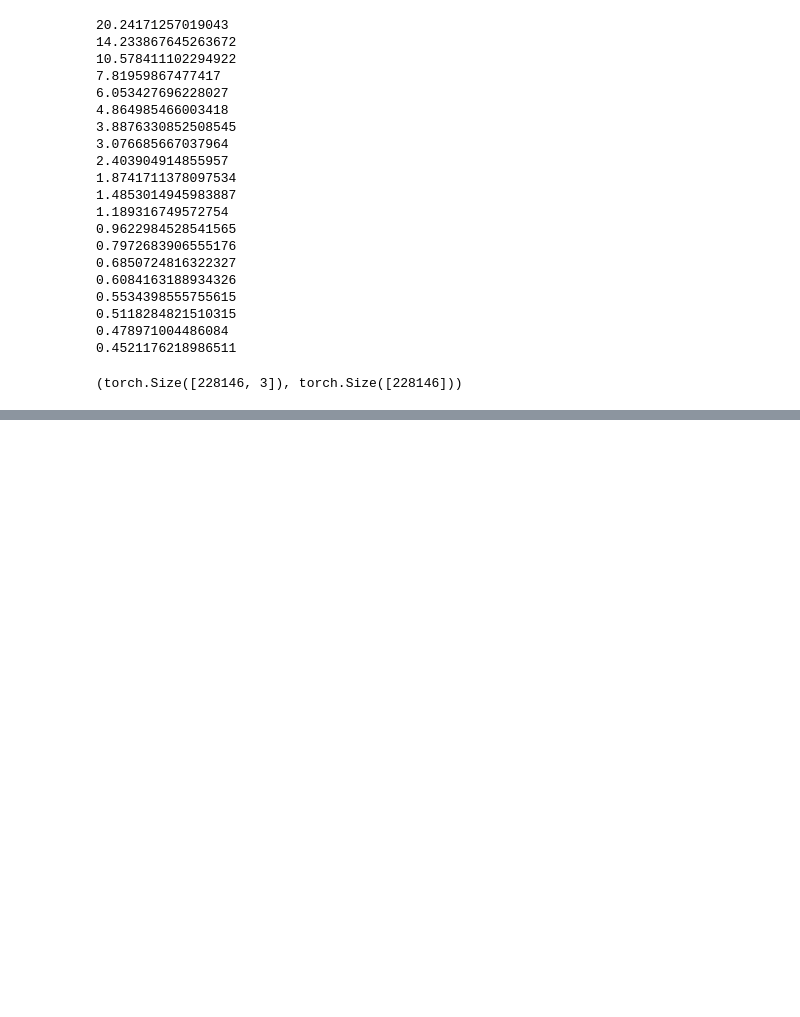
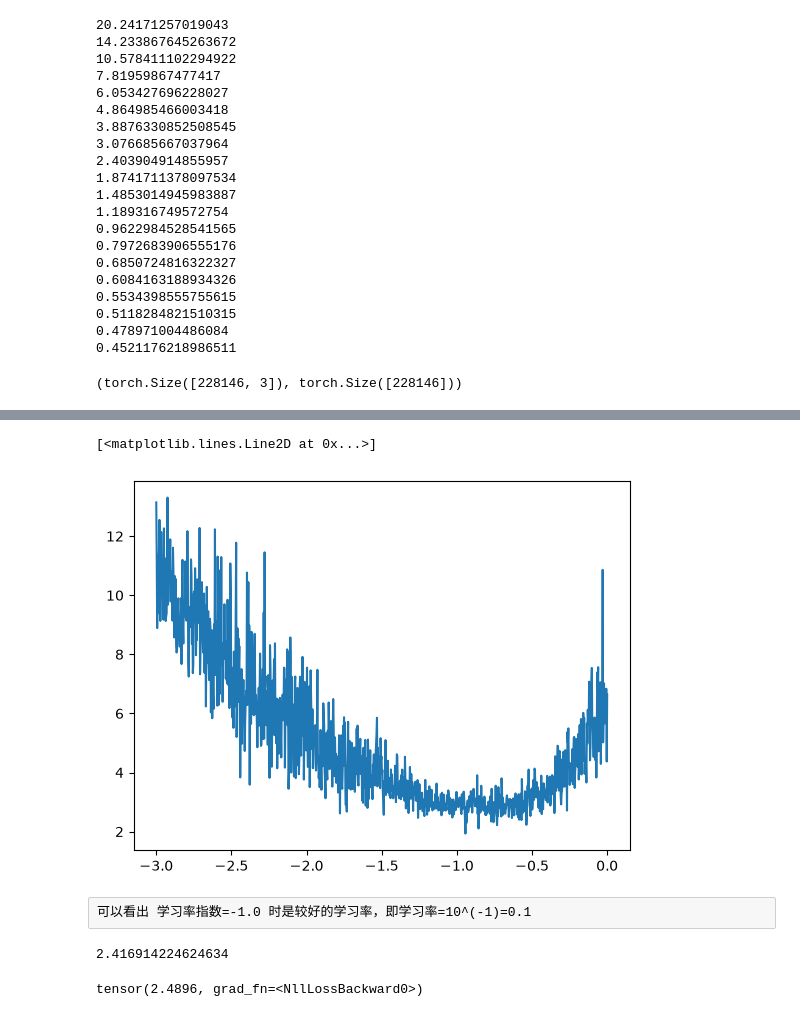
Before and after one commit to QY0831/cs-knowledge, a Jupyter notebook: ai/llm/karpthy-zero-hero/03.ipynb, the cells around one changed output, grey strips where cells are left out. Cells and saved outputs as stored; diff of their text form; code cells hidden in the pictures; blank space fills up the shorter version.

```diff
--- a/ai/llm/karpthy-zero-hero/03.ipynb
+++ b/ai/llm/karpthy-zero-hero/03.ipynb
@@ -417,0 +483,7 @@ for _ in range(20):
+# %%
+plt.plot(lrei, lossi)
+# %% [output]
+[<matplotlib.lines.Line2D at 0x...>]
+[figure, added]
+# %% [raw]
+可以看出 学习率指数=-1.0 时是较好的学习率，即学习率=10^(-1)=0.1
@@ -417,0 +502,30 @@ for _ in range(20):
+# %%
+# use lr = 0.1, and decay lr to 0.01 in later training
+for i in range(1000):
+
+    # minibatch - randomly select batch from X
+    ix = torch.randint(0, X.shape[0], (32,))
+
+    emb = C[X[ix]] # (32, 3, 2)
+    h = torch.tanh(emb.view(-1, 6) @ W1 + b1)
+    logits = h @ W2 + b2
+    loss = F.cross_entropy(logits, Y[ix])
+    # print(loss.item())
+    for p in parameters:
+        p.grad = None
+    loss.backward()
+
+    for p in parameters:
+        p.data += -0.01 * p.grad
+
+print(loss.item())
+# %% [output]
+2.416914224624634
+# %%
+emb = C[X]
+h = torch.tanh(emb.view(-1, 6) @ W1 + b1)
+logits = h @ W2 + b2
+loss = F.cross_entropy(logits, Y)
+loss
+# %% [output]
+tensor(2.4896, grad_fn=<NllLossBackward0>)
```
Also changed, not shown: parts of 17 cells of this notebook.
